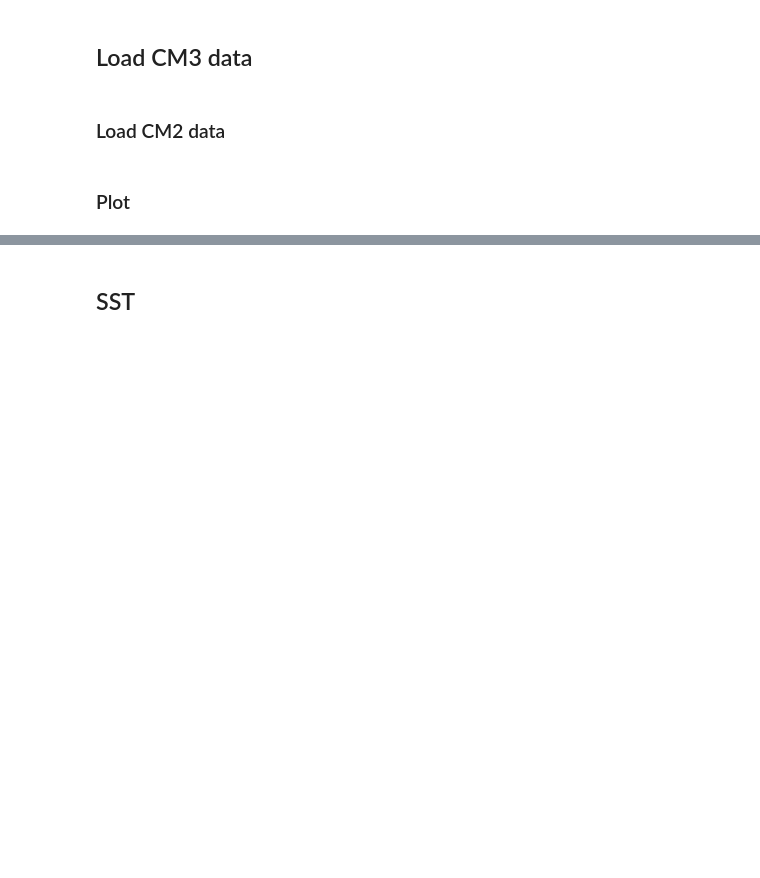
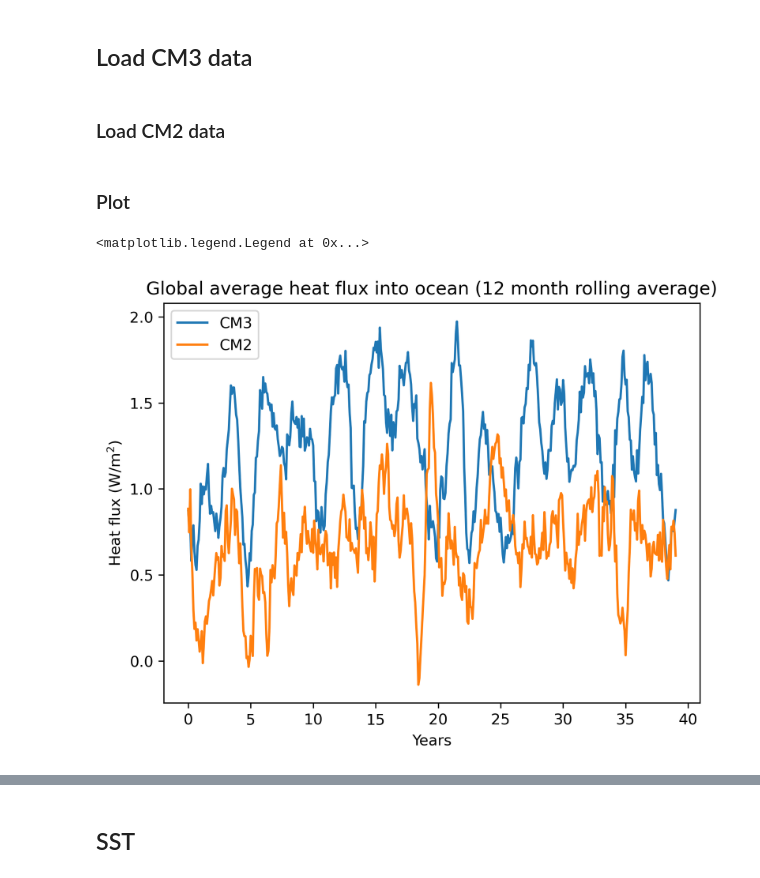
Before and after one commit to ACCESS-Community-Hub/access-cm3-paper-1, a Jupyter notebook: notebooks/polished-python/global-time-series.ipynb, the cells around one changed output, grey strips where cells are left out. Saved outputs shown, nothing was run; the diff lists cells and outputs as text; code cells hidden in the pictures; blank space fills up the shorter version.

```diff
--- a/notebooks/polished-python/global-time-series.ipynb
+++ b/notebooks/polished-python/global-time-series.ipynb
@@ -146,6 +157,21 @@ cm2_area = xr.DataArray(cm2_area, coords=dict(yh=cm2_heatflux.yh, xh=cm2_heatflu
 cm2_avg_ocean_heatflux = cm2_heatflux.weighted(cm2_area.fillna(0)).mean(dim=('yh', 'xh')).compute() * total_ocn_fraction
 # %% [markdown]
 ### Plot
+# %%
+N = 12
+rolling_avg = np.convolve(cm3_avg_ocean_heatflux, np.ones(N) / N, mode='valid')
+plt.plot(np.arange(len(rolling_avg)) / 12, rolling_avg, label="CM3")
+
+rolling_avg = np.convolve(cm2_avg_ocean_heatflux, np.ones(N) / N, mode='valid')
+plt.plot(np.arange(len(rolling_avg)) / 12, rolling_avg, label="CM2")
+
+plt.title('Global average heat flux into ocean (12 month rolling average)')
+plt.ylabel('Heat flux (W/m$^2$)')
+plt.xlabel('Years')
+plt.legend()
+# %% [output]
+<matplotlib.legend.Legend at 0x...>
+[figure, added]
 # %%
 N = 12
 rolling_avg = np.convolve(cm3_avg_ocean_heatflux, np.ones(N) / N, mode='valid')
```
Also changed, not shown: parts of 33 cells of this notebook.
